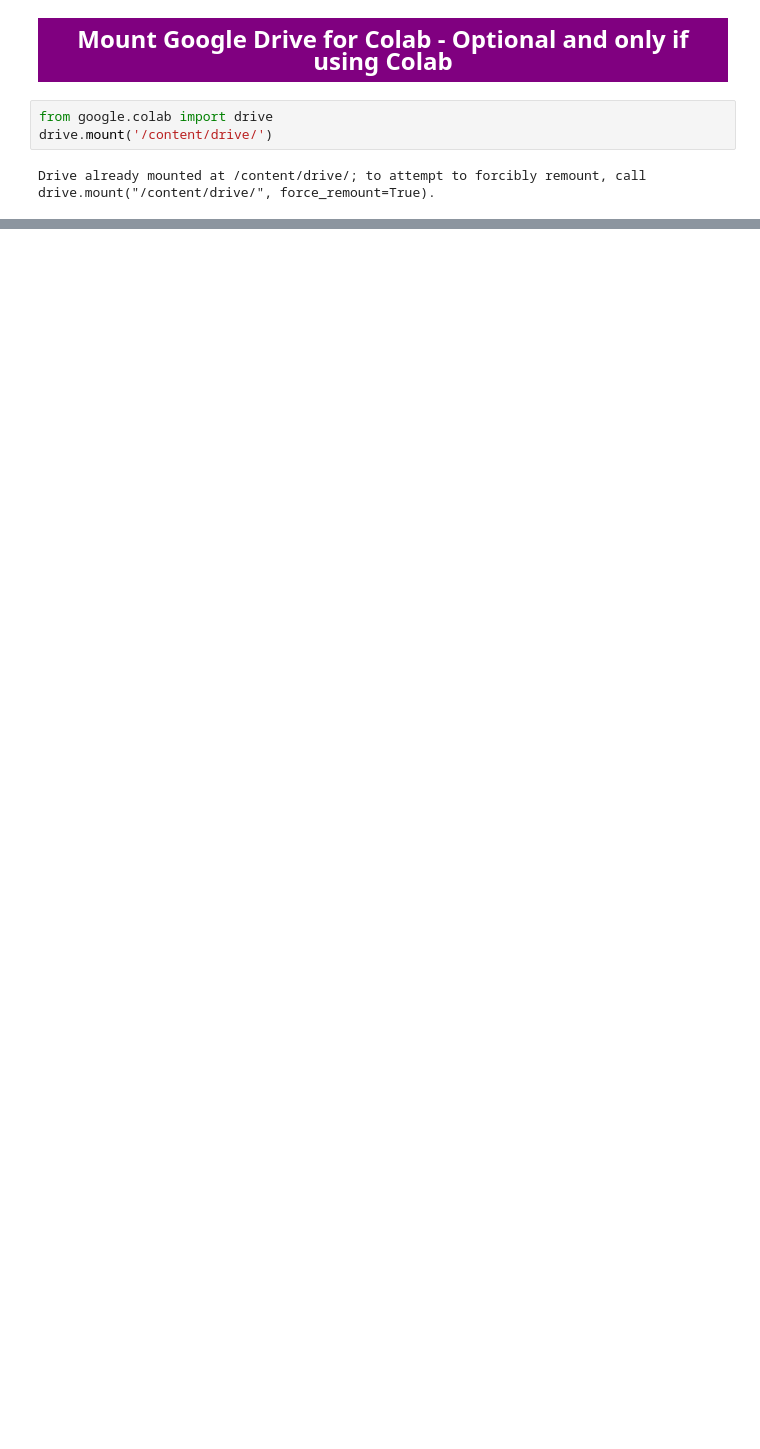
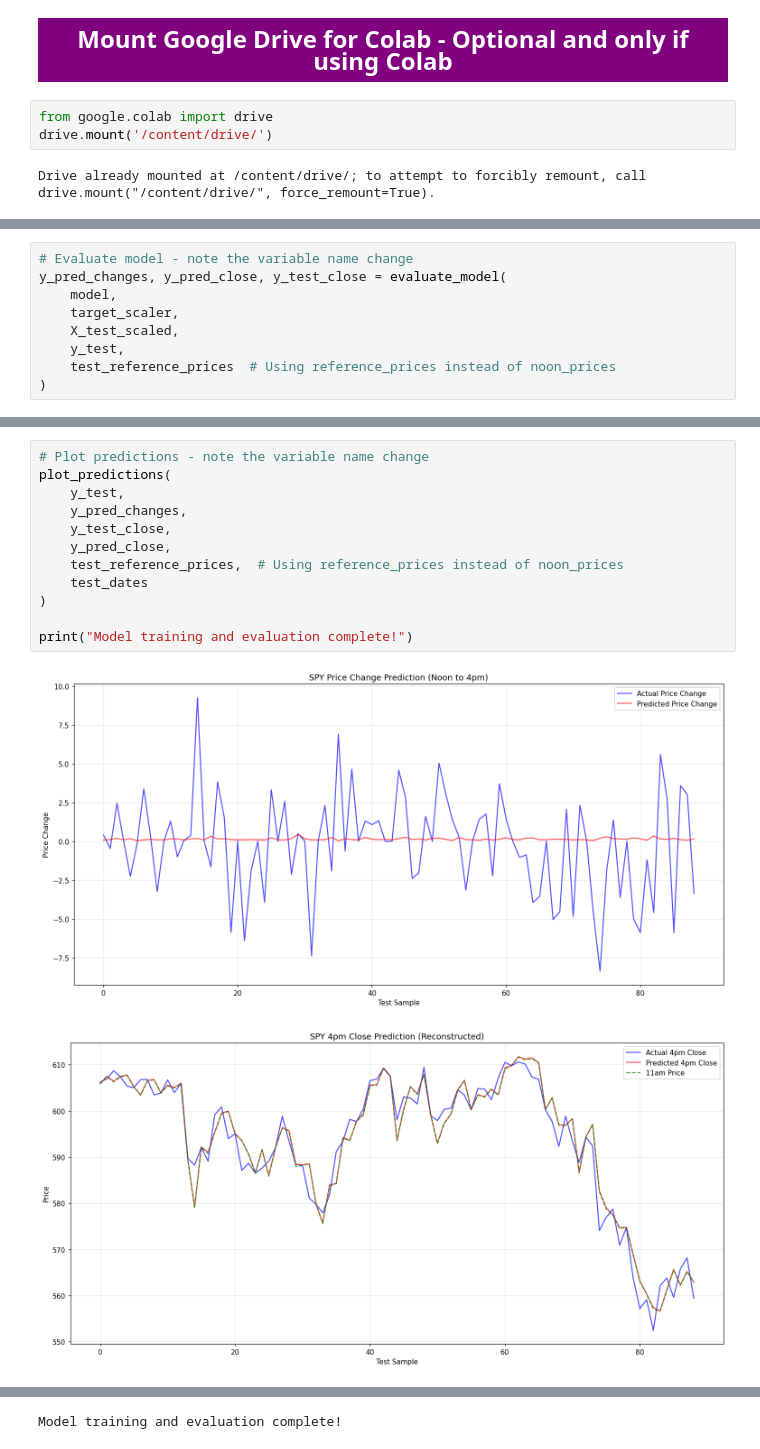
Before and after one commit to mafiat/CSCA-5642-Introduction-to-Deep-Learning-Final-Project, a Jupyter notebook: CSCA-5642-Introduction-to-Deep-Learning-Final-Project.ipynb, the cells around one changed output, grey strips where cells are left out. Cells and saved outputs as stored; diff of their text form; blank space fills up the shorter version.

```diff
--- a/CSCA-5642-Introduction-to-Deep-Learning-Final-Project.ipynb
+++ b/CSCA-5642-Introduction-to-Deep-Learning-Final-Project.ipynb
@@ -622,0 +1496,9 @@ Failed to get data. Exiting.
+# %%
+# Evaluate model - note the variable name change
+y_pred_changes, y_pred_close, y_test_close = evaluate_model(
+    model,
+    target_scaler,
+    X_test_scaled,
+    y_test,
+    test_reference_prices  # Using reference_prices instead of noon_prices
+)
@@ -622,0 +1523,15 @@ Failed to get data. Exiting.
+# %%
+# Plot predictions - note the variable name change
+plot_predictions(
+    y_test,
+    y_pred_changes,
+    y_test_close,
+    y_pred_close,
+    test_reference_prices,  # Using reference_prices instead of noon_prices
+    test_dates
+)
+
+print("Model training and evaluation complete!")
+# %% [output]
+[figure, added]
+[figure, added]
@@ -622,0 +1542 @@ Failed to get data. Exiting.
+Model training and evaluation complete!
```
Also changed, not shown: parts of 51 cells of this notebook, 11 other files.
